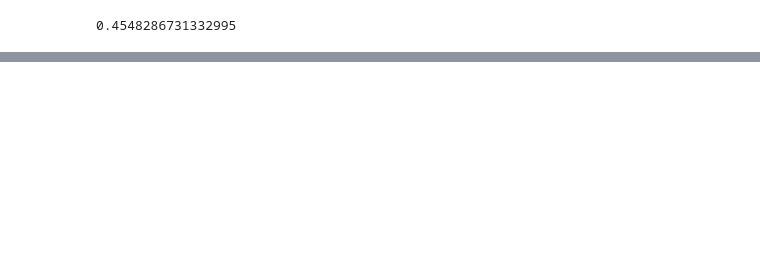
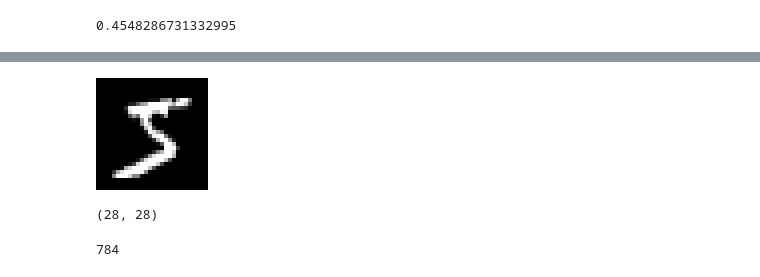
Before and after one commit to cirobr/julia, a Jupyter notebook: ep3-julia-logistic-regression.ipynb, the cells around one changed output, grey strips where cells are left out. Saved outputs shown, nothing was run; the diff lists cells and outputs as text; code cells hidden in the pictures; blank space fills up the shorter version.

```diff
--- a/ep3-julia-logistic-regression.ipynb
+++ b/ep3-julia-logistic-regression.ipynb
@@ -343,0 +315,7 @@ plot(p1, p2, layout=(1,2), legend=:topleft, xlims=xl, ylims=yl)
+# %%
+# load mnist from Flux
+labels = MNIST.labels()
+images = MNIST.images()
+
+display(length(images))
+display(length(labels))
@@ -343,0 +337,8 @@ plot(p1, p2, layout=(1,2), legend=:topleft, xlims=xl, ylims=yl)
+# %%
+display(images[1])
+display(size(images[1]))
+length(images[1])
+# %% [output]
+[figure, added]
+(28, 28)
+784
```
Also changed, not shown: parts of 12 cells of this notebook.
